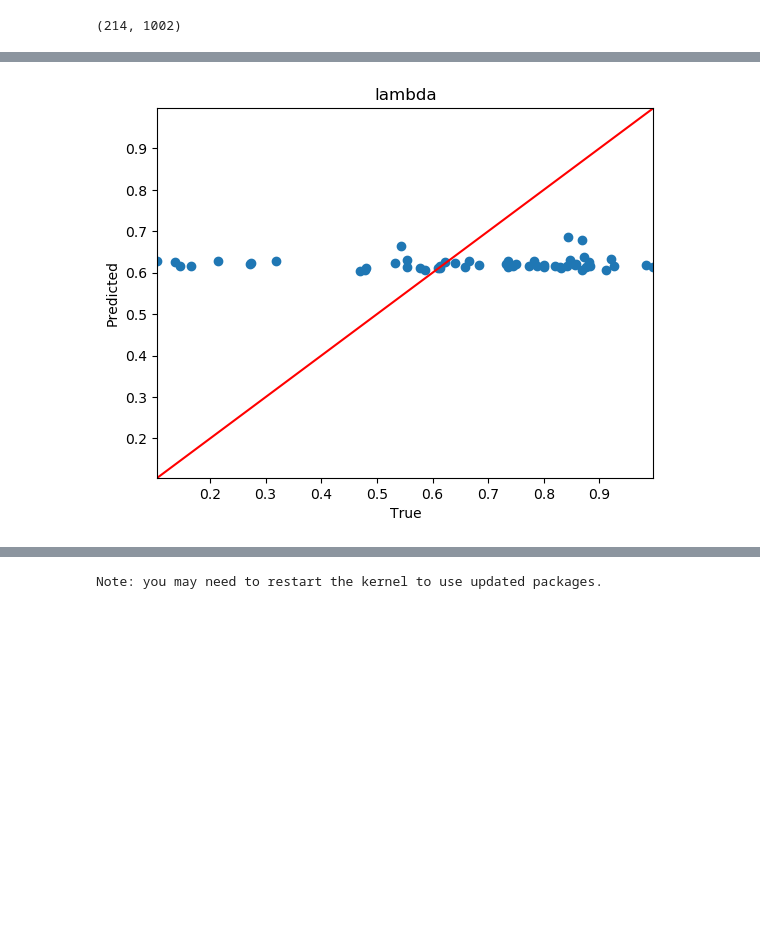
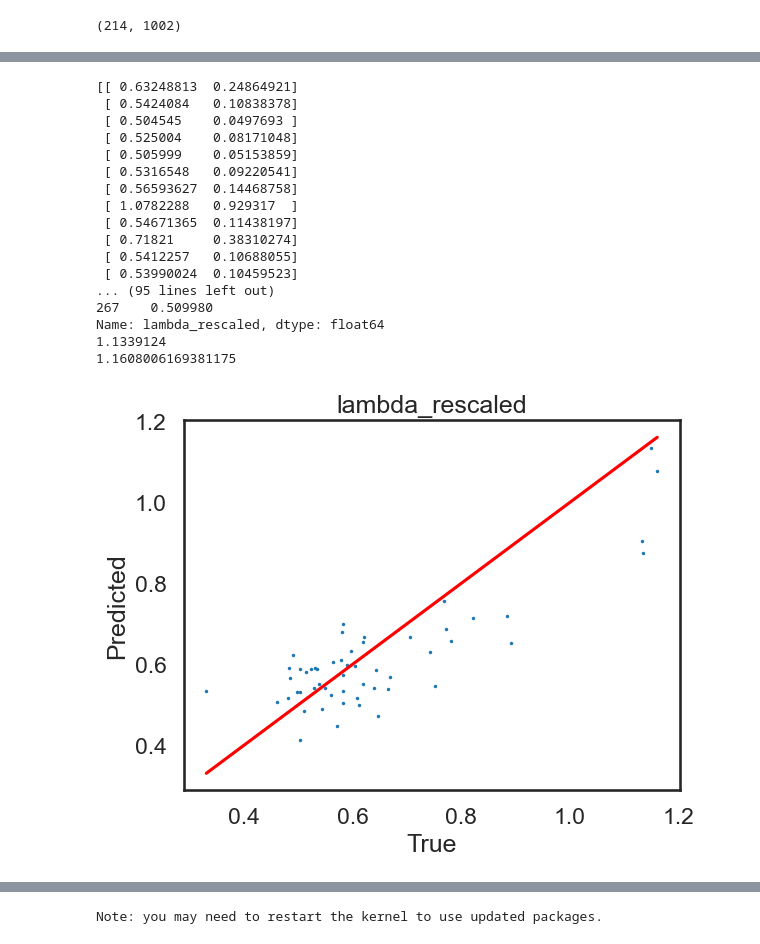
Before and after one commit to Mattia-Colbertaldo/PhyloML, a Jupyter notebook: AllModels.ipynb, the cells around one changed output, grey strips where cells are left out. Drawn from its saved outputs; the diff is of its cells as text; code cells hidden in the pictures; blank space fills up the shorter version.

```diff
--- a/AllModels.ipynb
+++ b/AllModels.ipynb
@@ -5,3 +1,13 @@ num_states = 3
+# %%
+model_name = "bisse"
+trees_directory = "trees/"
+num_states = 3
+
+# part of the relative path for writing down the output files
+chemin = './trained_models/' + model_name + '/'
+
+# the suffix of output files
+expname='51044'
 # %%
 import os
 import numpy as np
@@ -72,10 +78,8 @@ elif model_name == "musse":
         column_names = ['lambda1', 'lambda2', 'lambda3', 'mu1', 'mu2', 'mu3', 'q12', 'q13', 'q21', 'q23', 'q31', 'q32']
     elif num_states == 4:
         column_names = ['lambda1', 'lambda2', 'lambda3', 'lambda4', 'mu1', 'mu2', 'mu3', 'mu4', 'q12', 'q13', 'q14', 'q21', 'q23', 'q24', 'q31', 'q32', 'q34', 'q41', 'q42', 'q43']
-    elif num_states == 5:
-        column_names = ['lambda1', 'lambda2', 'lambda3', 'lambda4', 'lambda5', 'mu1', 'mu2', 'mu3', 'mu4', 'mu5', 'q12', 'q13', 'q14', 'q15', 'q21', 'q23', 'q24', 'q25', 'q31', 'q32', 'q34', 'q35', 'q41', 'q42', 'q43', 'q45', 'q51', 'q52', 'q53', 'q54']
     else:
-        print("Not implemented for more than 5 states")
+        print("Not implemented for more than 4 states")
 elif model_name == "geosse":
     '''
     sA, sB, sAB, xA, xB, dA, dB
@@ -199,18 +203,16 @@ print(encoding_test.shape)
 print("Number of trees in parameters file: ", param.shape[0])
 print("Number of trees in encoding file: ", encoding.shape[0])
 
-
+if (param.shape[0] != encoding.shape[0]):
+    print("Number of trees in parameters file and encoding file do not match, taking the last common number of trees")
+    encoding = encoding.iloc[-param.shape[0]:, :]
+    encoding_train = encoding.iloc[:cutoff, :]
+    encoding_test = encoding.iloc[cutoff:, :]
+    print("Number of trees in encoding file: ", encoding.shape[0])
 
 # make sure there is correspondance between indexes of dataframe with parameter values and encodings
 encoding_train.index = param_train.index
 encoding_test.index = param_test.index
-
-
-# part of the relative path for writing down the output files
-chemin = './trained_models/' + model_name + '/'
-
-# the suffix of output files
-expname='400'
 
 # check
 param_test
@@ -560,3 +835,3 @@ plt.show()
 # %%
 # Make predictions on the test dataset
-predictions = estimator.predict(X_test)
+predictions = model.predict(X_test)
@@ -563,15 +840,37 @@ predictions = estimator.predict(X_test)
 # %%
+import matplotlib.pyplot as plt
+
+print(predictions)
+print(Y_test.iloc[:, 0])
+
+print(max(predictions[:, 0]))
+print(max(Y_test.iloc[:, 0]))
+
 # plot predictions vs true values for each parameter in the training set
 for i in range(predictions.shape[1]):
-    plt.scatter(Y_test.iloc[:, i], predictions[:, i])
+    plt.scatter(Y_test.iloc[:, i], predictions[:, i], s=1)
     plt.xlabel('True')
     plt.ylabel('Predicted')
-    plt.title(column_names[i])
-    # set the margins to be the min and max of the true values
-    plt.xlim([Y_test.iloc[:, i].min(), Y_test.iloc[:, i].max()])
-    plt.ylim([Y_test.iloc[:, i].min(), Y_test.iloc[:, i].max()])
+    plt.title(Y_test.columns[i])
     # add a diagonal line
     plt.plot([Y_test.iloc[:, i].min(), Y_test.iloc[:, i].max()], [Y_test.iloc[:, i].min(), Y_test.iloc[:, i].max()], color='red')
     plt.show()
 # %% [output]
+[[ 0.63248813  0.24864921]
+ [ 0.5424084   0.10838378]
+ [ 0.504545    0.0497693 ]
+ [ 0.525004    0.08171048]
+ [ 0.505999    0.05153859]
+ [ 0.5316548   0.09220541]
+ [ 0.56593627  0.14468758]
+ [ 1.0782288   0.929317  ]
+ [ 0.54671365  0.11438197]
+ [ 0.71821     0.38310274]
+ [ 0.5412257   0.10688055]
+ [ 0.53990024  0.10459523]
+... (95 lines left out)
+267    0.509980
+Name: lambda_rescaled, dtype: float64
+1.1339124
+1.1608006169381175
-[figure, old version]
+[figure, new version]
```
Also changed, not shown: parts of 32 cells of this notebook, 1 other file.
